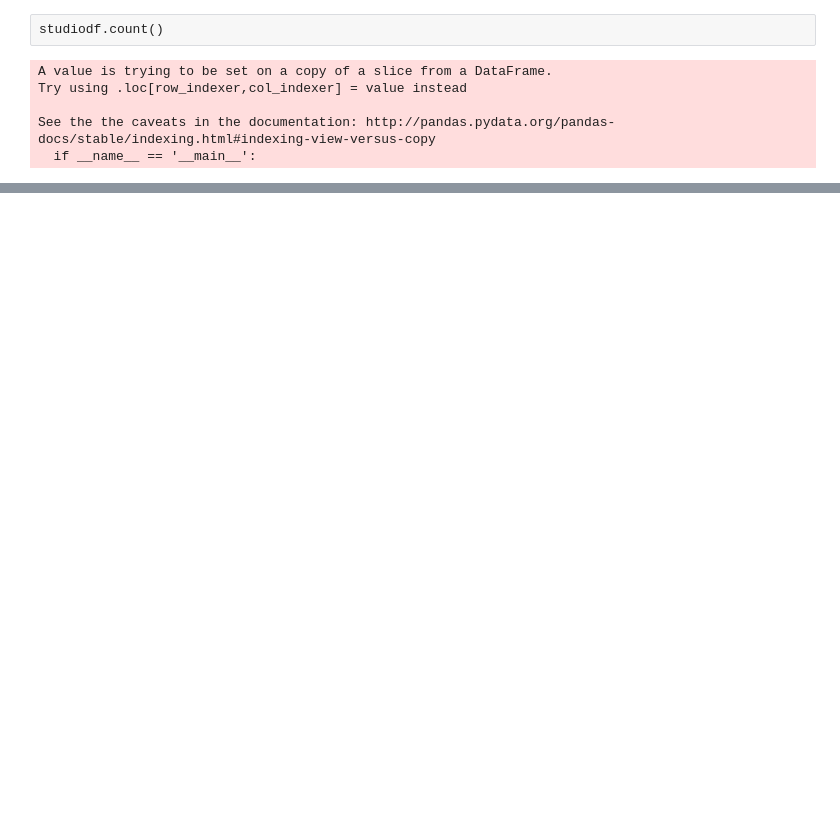
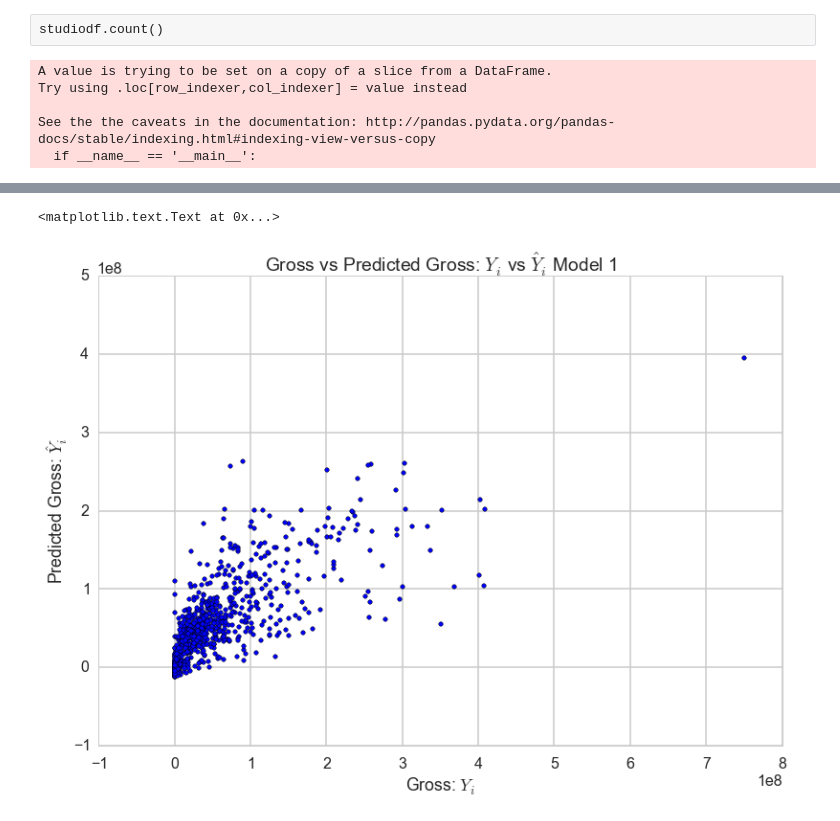
Before and after one commit to oscarpredictor/oscar-predictor, a Jupyter notebook: box_office_analysis.ipynb, the cells around one changed output, grey strips where cells are left out. Drawn from its saved outputs; the diff is of its cells as text; code cells hidden in the pictures; blank space fills up the shorter version.

```diff
--- a/box_office_analysis.ipynb
+++ b/box_office_analysis.ipynb
@@ -135,0 +130,2 @@ limiteddf
+# %%
+limiteddf.rename(columns={'opening theaters': 'opening_theaters', 'opening': 'opening_gross'}, inplace=True)
@@ -135,0 +142,4 @@ limiteddf
+# %%
+from statsmodels.formula.api import ols
+m = ols('gross ~ budget + opening_theaters + season',limiteddf).fit()
+print m.summary()
@@ -135,0 +185,8 @@ limiteddf
+# %%
+plt.scatter(limiteddf['gross'], m.fittedvalues)
+plt.xlabel("Gross: $Y_i$")
+plt.ylabel("Predicted Gross: $\hat{Y}_i$")
+plt.title("Gross vs Predicted Gross: $Y_i$ vs $\hat{Y}_i$ Model 1")
+# %% [output]
+<matplotlib.text.Text at 0x...>
+[figure, added]
```
Also changed, not shown: parts of 22 cells of this notebook, 1 other file.
